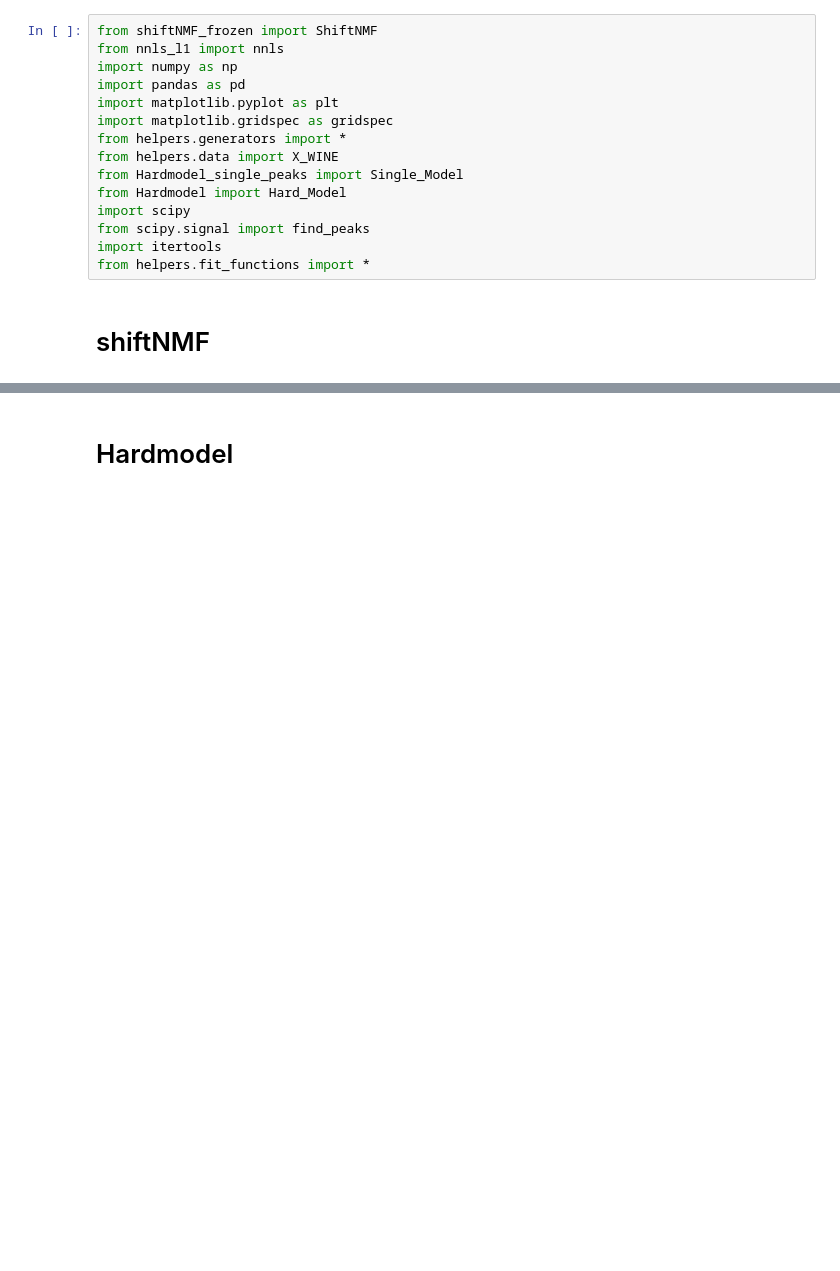
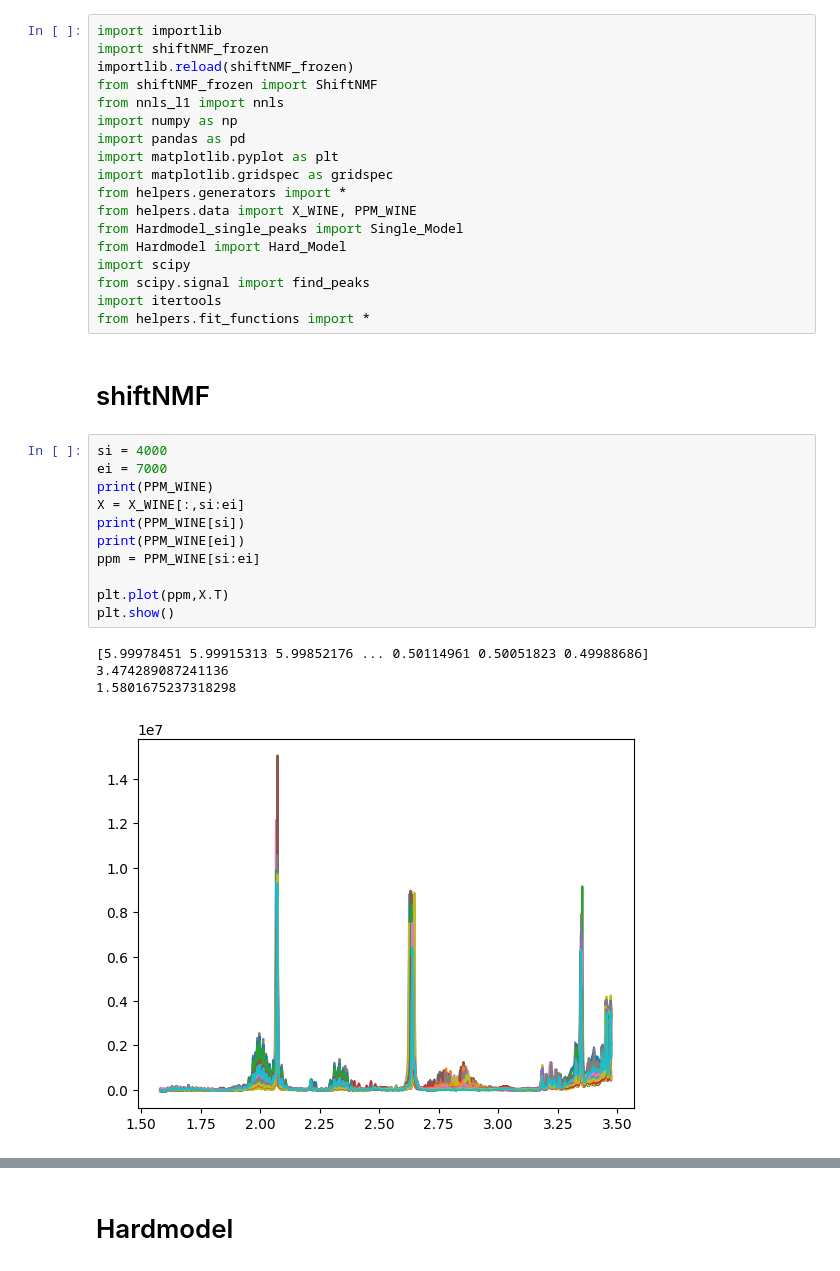
Before and after one commit to LucasEmcken/Bachelorprojekt, a Jupyter notebook: wine_experiment.ipynb, the cells around one changed output, grey strips where cells are left out. Drawn from its saved outputs; the diff is of its cells as text; blank space fills up the shorter version.

```diff
--- a/wine_experiment.ipynb
+++ b/wine_experiment.ipynb
@@ -1,4 +1,7 @@
 # %%
+import importlib
+import shiftNMF_frozen
+importlib.reload(shiftNMF_frozen)
 from shiftNMF_frozen import ShiftNMF
 from nnls_l1 import nnls
 import numpy as np
@@ -6,7 +9,7 @@ import pandas as pd
 import matplotlib.pyplot as plt
 import matplotlib.gridspec as gridspec
 from helpers.generators import *
-from helpers.data import X_WINE
+from helpers.data import X_WINE, PPM_WINE
 from Hardmodel_single_peaks import Single_Model
 from Hardmodel import Hard_Model
 import scipy
@@ -15,5 +18,21 @@ import itertools
 from helpers.fit_functions import *
 # %% [markdown]
 # shiftNMF
+# %%
+si = 4000
+ei = 7000
+print(PPM_WINE)
+X = X_WINE[:,si:ei]
+print(PPM_WINE[si])
+print(PPM_WINE[ei])
+ppm = PPM_WINE[si:ei]
+
+plt.plot(ppm,X.T)
+plt.show()
+# %% [output]
+[5.99978451 5.99915313 5.99852176 ... 0.50114961 0.50051823 0.49988686]
+3.474289087241136
+1.5801675237318298
+[figure, added]
 # %%
 
```
Also changed, not shown: parts of 3 cells of this notebook.
